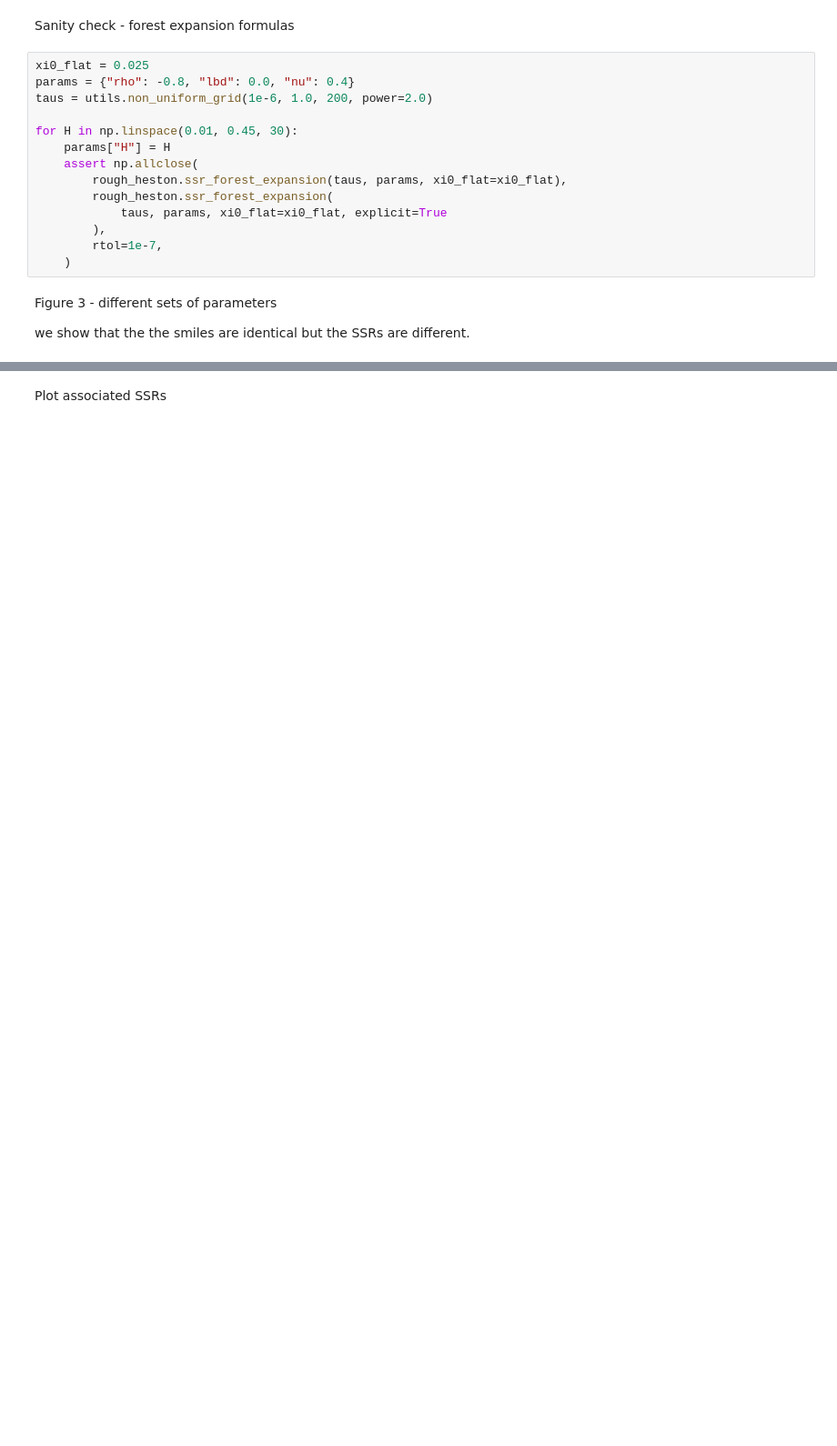
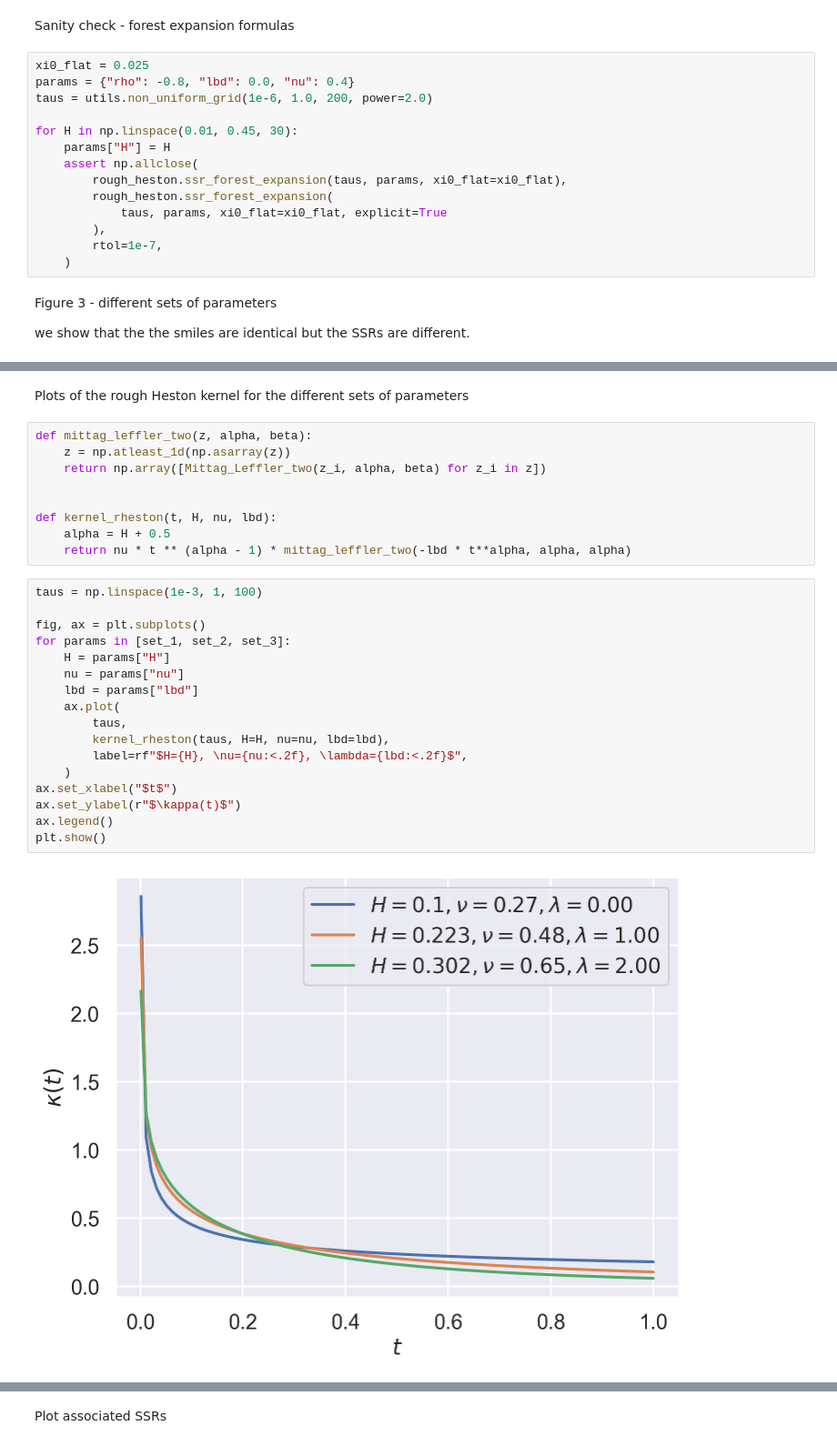
Before and after one commit to fbourgey/computing-the-ssr, a Jupyter notebook: paper_computing_the_ssr.ipynb, the cells around one changed output, grey strips where cells are left out. Shown at 91% size. Saved outputs shown, nothing was run; the diff lists cells and outputs as text; blank space fills up the shorter version.

```diff
--- a/paper_computing_the_ssr.ipynb
+++ b/paper_computing_the_ssr.ipynb
@@ -275,4 +311,34 @@ set_3 = {"H": 0.302, "rho": -0.65, "nu": 0.647, "lbd": 2.0}
 
 def xi0_flat(t):
     return 0.025 + 0.0 * t
+# %% [markdown]
+Plots of the rough Heston kernel for the different sets of parameters
+# %%
+def mittag_leffler_two(z, alpha, beta):
+    z = np.atleast_1d(np.asarray(z))
+    return np.array([Mittag_Leffler_two(z_i, alpha, beta) for z_i in z])
+
+
+def kernel_rheston(t, H, nu, lbd):
+    alpha = H + 0.5
+    return nu * t ** (alpha - 1) * mittag_leffler_two(-lbd * t**alpha, alpha, alpha)
+# %%
+taus = np.linspace(1e-3, 1, 100)
+
+fig, ax = plt.subplots()
+for params in [set_1, set_2, set_3]:
+    H = params["H"]
+    nu = params["nu"]
+    lbd = params["lbd"]
+    ax.plot(
+        taus,
+        kernel_rheston(taus, H=H, nu=nu, lbd=lbd),
+        label=rf"$H={H}, \nu={nu:<.2f}, \lambda={lbd:<.2f}$",
+    )
+ax.set_xlabel("$t$")
+ax.set_ylabel(r"$\kappa(t)$")
+ax.legend()
+plt.show()
+# %% [output]
+[figure, added]
 # %%
```
Also changed, not shown: parts of 14 cells of this notebook, 4 other files.
